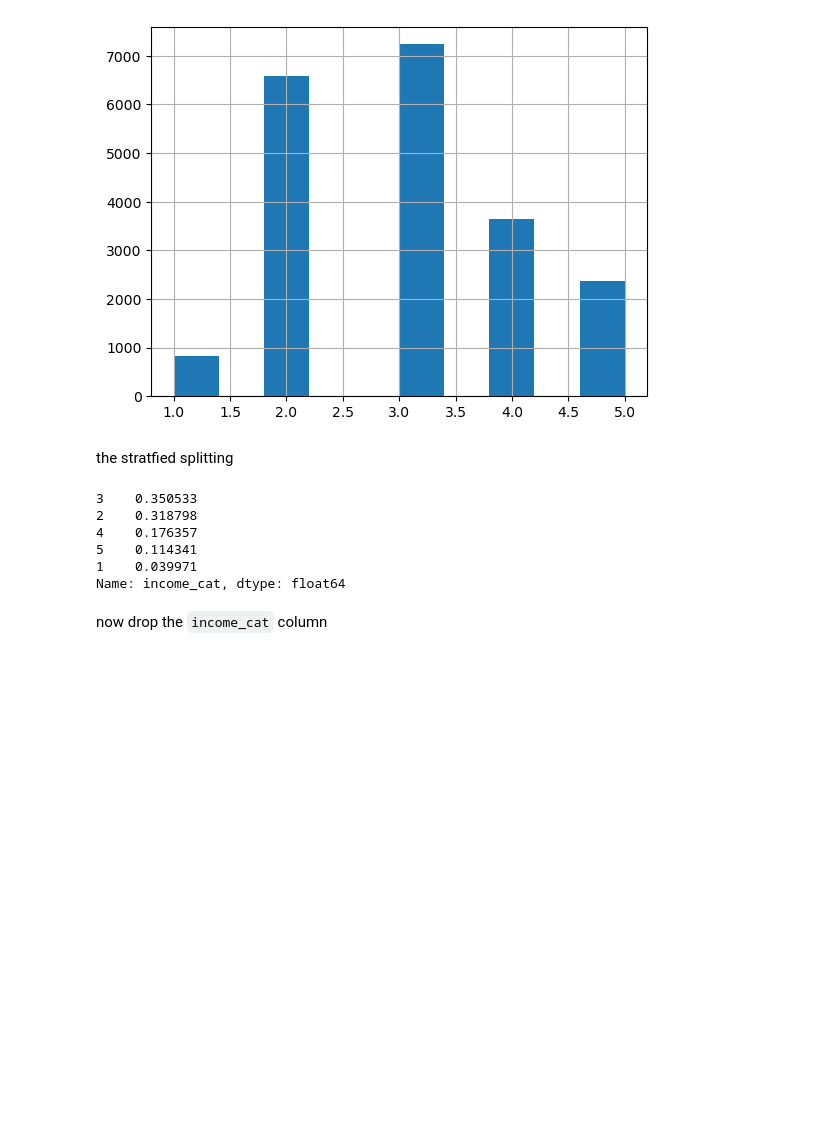
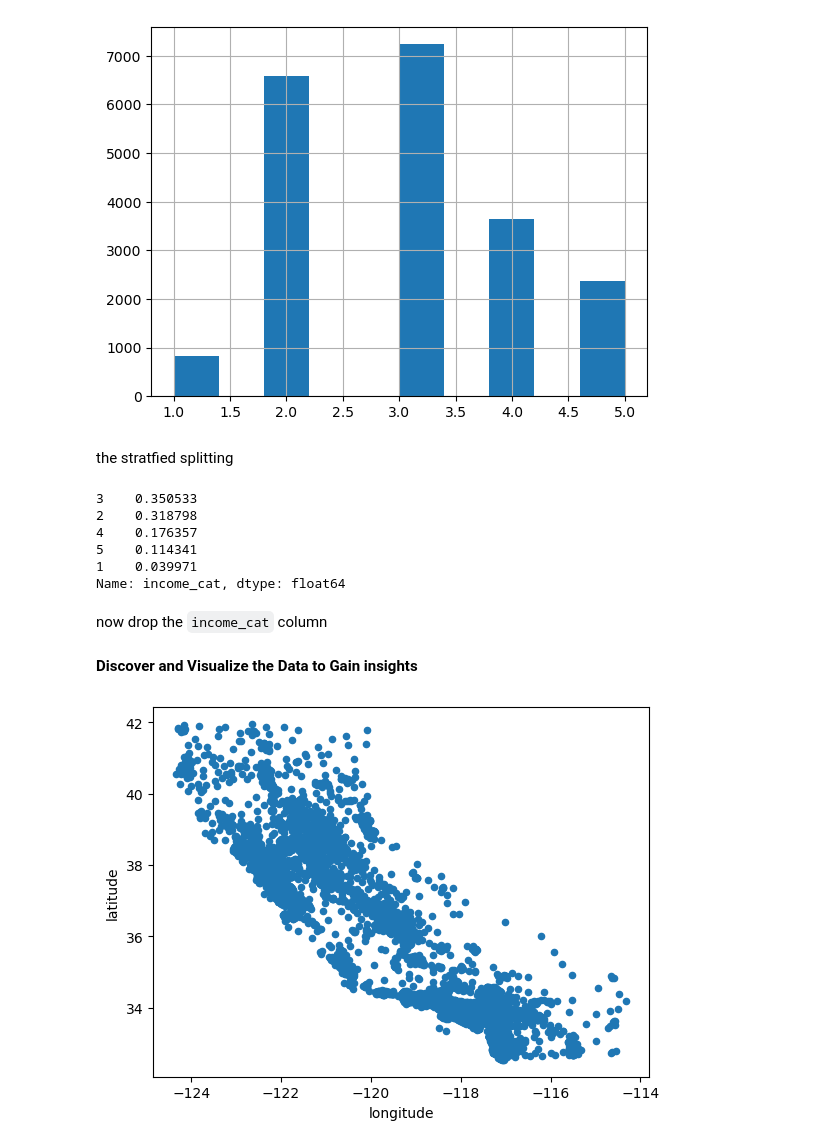
Before and after one commit to Oluwajuwon-O/study_notebooks, a Jupyter notebook: End-to-End Machine Learning.ipynb, the cells around one changed output. Cells and saved outputs as stored; diff of their text form; code cells hidden in the pictures; blank space fills up the shorter version.

Commit message:
visualize data

```diff
--- a/End-to-End Machine Learning.ipynb
+++ b/End-to-End Machine Learning.ipynb
@@ -218,3 +218,11 @@ now drop the `income_cat` column
 # %%
 for set_ in [strat_train_set, strat_test_set]:
     set_.drop('income_cat',axis=1, inplace=True)
+# %% [markdown]
+**Discover and Visualize the Data to Gain insights**
+# %%
+house = strat_train_set.copy()
+# %%
+house.plot(kind='scatter', x='longitude', y='latitude');
+# %% [output]
+[figure, added]
```
Also changed, not shown: parts of 2 cells of this notebook.
